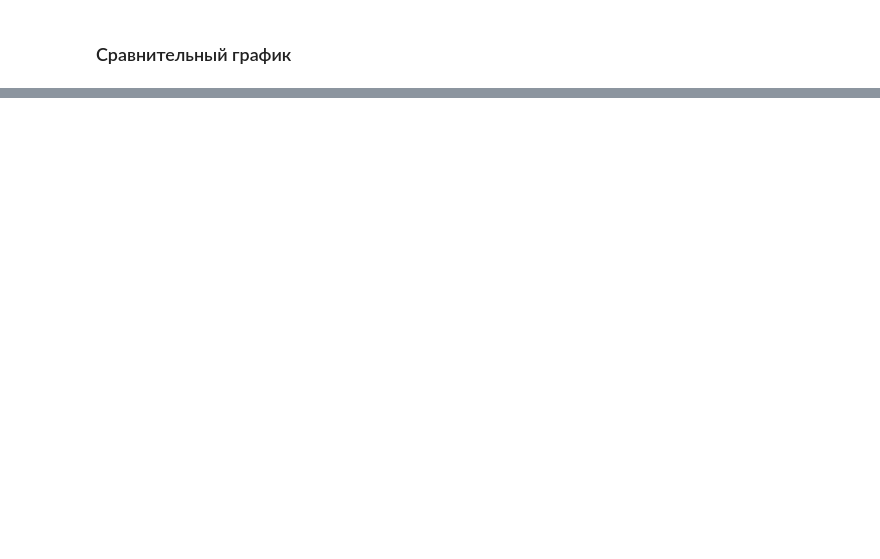
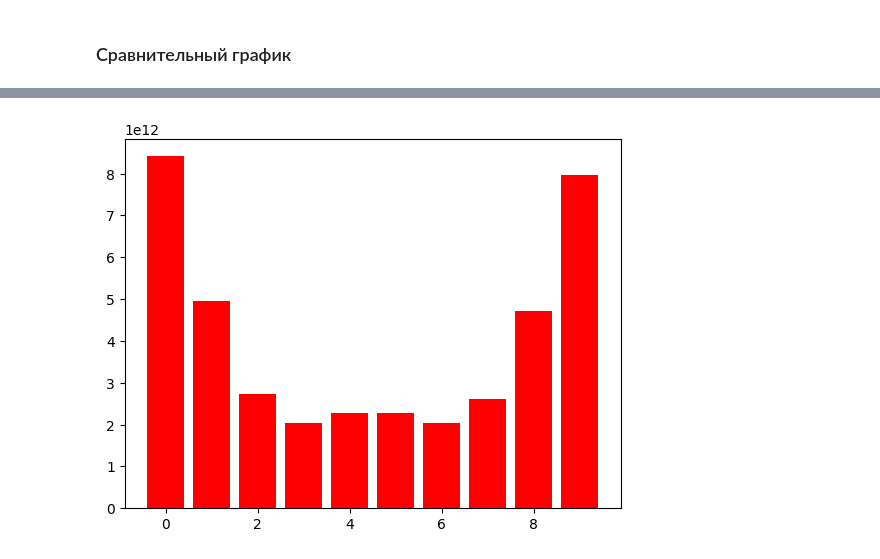
Before and after one commit to xsestech/graviton, a Jupyter notebook: notebooks/plot_data.ipynb, the cells around one changed output, grey strips where cells are left out. Saved outputs shown, nothing was run; the diff lists cells and outputs as text; code cells hidden in the pictures; blank space fills up the shorter version.

```diff
--- a/notebooks/plot_data.ipynb
+++ b/notebooks/plot_data.ipynb
@@ -70,0 +190,5 @@ plt.show()
+# %%
+plt.bar(np.arange(N_SPLITS), ares_tri_ksp, color='r')
+plt.show()
+# %% [output]
+[figure, added]
```
Also changed, not shown: parts of 26 cells of this notebook, 5 other files.
